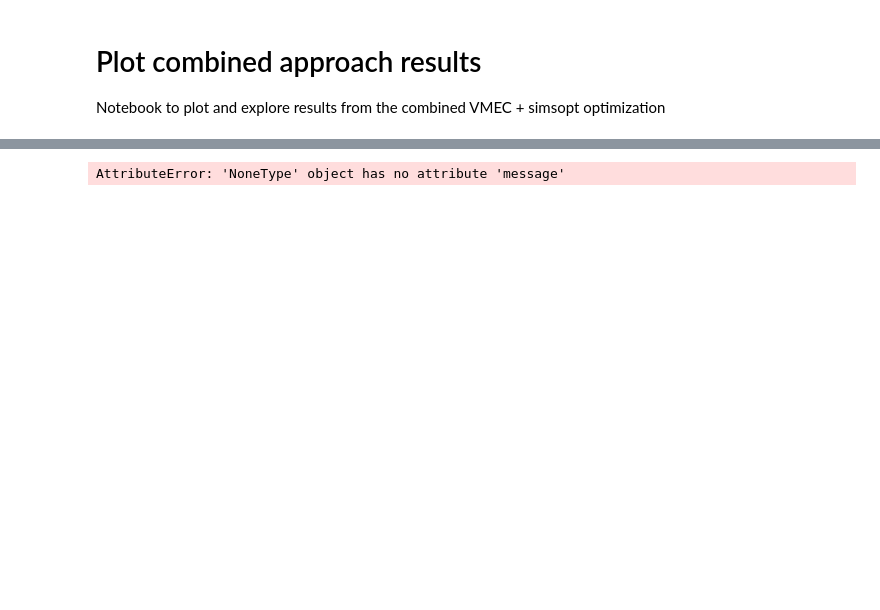
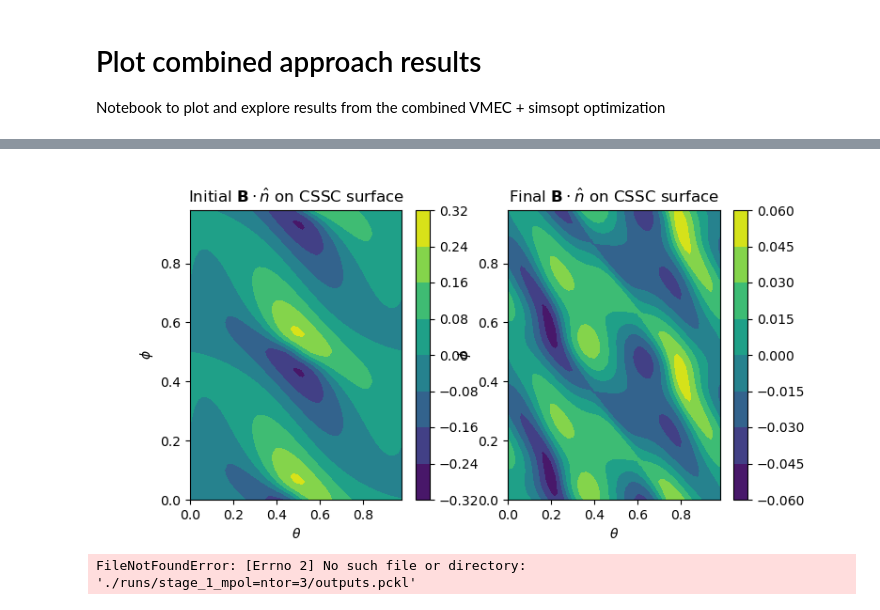
Before and after one commit to abaillod/csx_combined_optimization, a Jupyter notebook: plot_combined_approach_results.ipynb, the cells around one changed output, grey strips where cells are left out. Cells and saved outputs as stored; diff of their text form; code cells hidden in the pictures; blank space fills up the shorter version.

```diff
--- a/plot_combined_approach_results.ipynb
+++ b/plot_combined_approach_results.ipynb
@@ -120,31 +147,41 @@ plt.savefig(os.path.join(figure_path, 'il_coil_before_after.png'))
 # %%
 surf = vmec.boundary
 theta = surf.quadpoints_theta
 phi = surf.quadpoints_phi
 ntheta = theta.size
 nphi = phi.size
 
-fig, axs = plt.subplots(nrows=1,ncols=2, figsize=(12,5))
-for ax, bb in zip(axs, [initial_bs, bs]):
-    bb.set_points(surf.gamma().reshape((-1,3)))
-    Bdotn = np.sum(bs.B().reshape((nphi, ntheta, 3)) * surf.unitnormal(), axis=2)
+fig, axs = plt.subplots(nrows=1,ncols=2, figsize=(8,4))
+for ax, bb , v in zip(axs, [initial_bs, bs], [initial_vmec, vmec]):
+    s = v.boundary
+    bb.set_points(s.gamma().reshape((-1,3)))
+    Bdotn = np.sum(bb.B().reshape((nphi, ntheta, 3)) * s.unitnormal(), axis=2)
     ax.set_ylabel(r'$\phi$')
     ax.set_xlabel(r'$\theta$')
     c = ax.contourf(theta,phi,Bdotn)
     plt.colorbar(c)
 
 
 axs[0].set_title(r'Initial $\mathbf{B}\cdot\hat{n}$ on CSSC surface')
 axs[1].set_title(r'Final $\mathbf{B}\cdot\hat{n}$ on CSSC surface')
 plt.savefig(os.path.join(figure_path, 'normal_field_error.png'))
+# %% [output]
+[figure, added]
 # %%
 with open(os.path.join(this_path, 'outputs.pckl'), 'rb') as f:
     outputs = pickle.load(f)
-with open(os.path.join(this_path, 'input.pckl'), 'rb') as f:
-    input = pickle.load(f)
-outputs['result'].message
+try:
+    with open(os.path.join(this_path, 'input.pckl'), 'rb') as f:
+        input = pickle.load(f)
+except FileNotFoundError:
+    try:
+        import runs.combined_approach_staged_3.input as input
+        input = input.inputs
+    except FileNotFoundError:
+        print('Input file not found!')
+#outputs['result'].message
 # %% [output]
-AttributeError: 'NoneType' object has no attribute 'message'
+FileNotFoundError: [Errno 2] No such file or directory: './runs/stage_1_mpol=ntor=3/outputs.pckl'
 # %%
 plt.figure()
 plt.semilogy(outputs['J'],linewidth=3,label='J')
```
Also changed, not shown: parts of 11 cells of this notebook, 22 other files.
